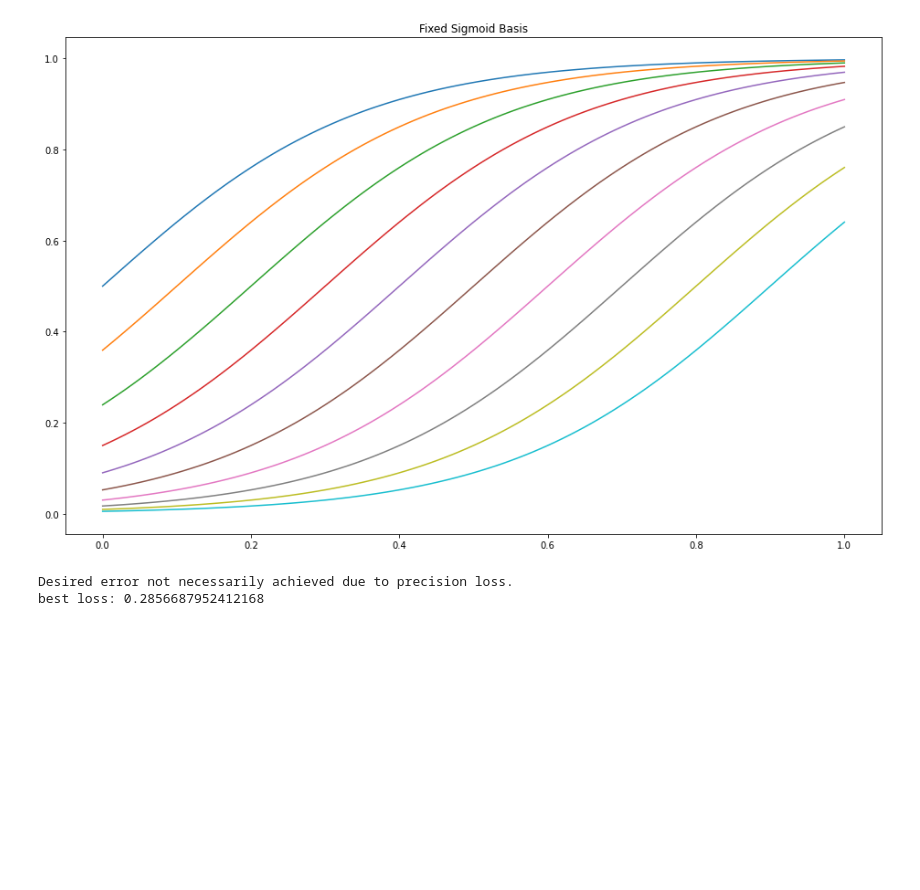
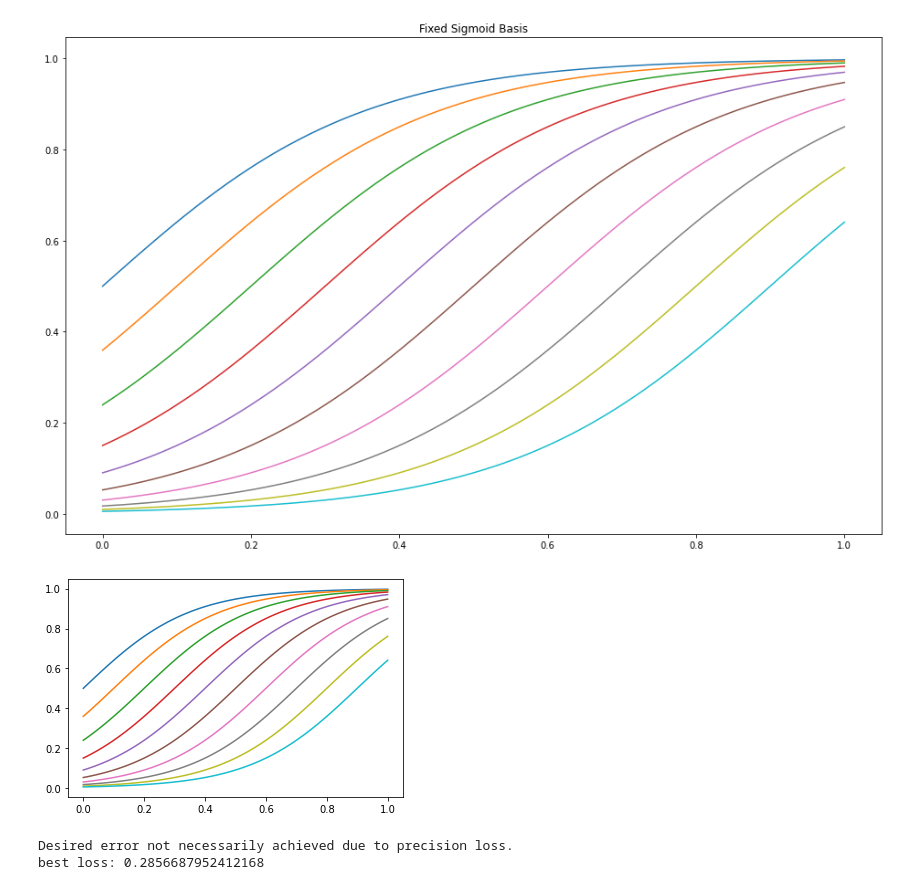
Before and after one commit to rcalix1/ProbabilityDensityFunctionsFromNeuralNets, a Jupyter notebook: BackgroundBasisFunctionRegression.ipynb, the cells around one changed output. Saved outputs shown, nothing was run; the diff lists cells and outputs as text; code cells hidden in the pictures; blank space fills up the shorter version.

```diff
--- a/BackgroundBasisFunctionRegression.ipynb
+++ b/BackgroundBasisFunctionRegression.ipynb
@@ -170,6 +167,20 @@ for i in range(10):
     plt.plot(x, sigmoid_basis_function(i)(x))
 # %% [output]
 [figure]
+# %%
+
+for i in range(10):
+    plt.plot(x, sigmoid_basis_function(i)(x))
+
+
+    print(sigmoid_basis_function(i)(x))
+    display.display(plt.gcf())
+
+    time.sleep(3.0)
+
+    display.clear_output(wait=True)
+# %% [output]
+[figure, added]
 # %%
 
 
```
Also changed, not shown: parts of 8 cells of this notebook.
